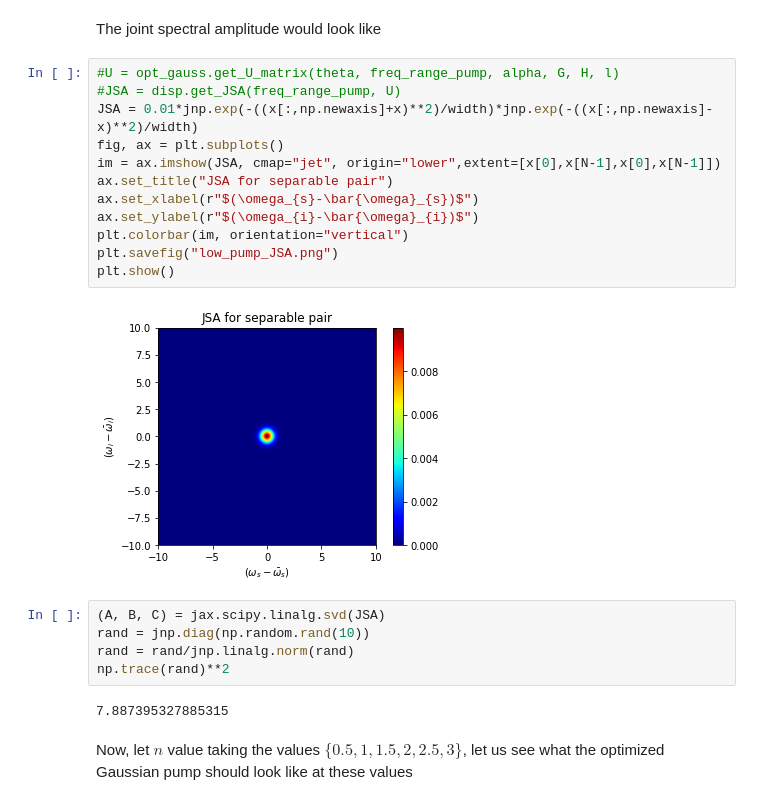
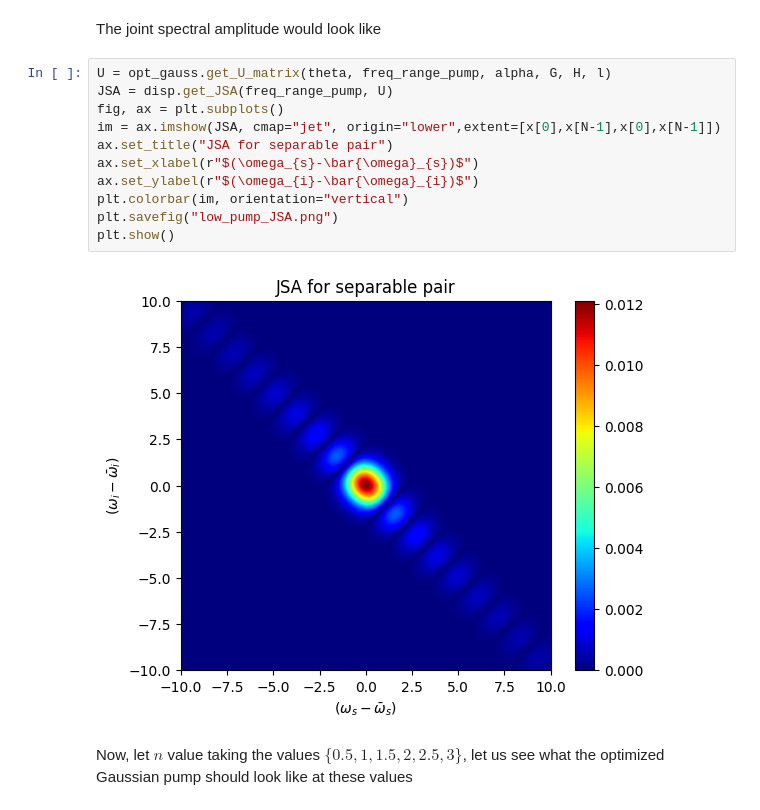
Before and after one commit to polyquantique/optimal_pumps, a Jupyter notebook: using_API.ipynb, the cells around one changed output. Cells and saved outputs as stored; diff of their text form.

Commit message:
added arbitrary and Gaussian pump plot

```diff
--- a/using_API.ipynb
+++ b/using_API.ipynb
@@ -269,26 +282,18 @@ plt.plot(np.abs(low_pump))
 # %% [markdown]
 The joint spectral amplitude would look like
 # %%
-#U = opt_gauss.get_U_matrix(theta, freq_range_pump, alpha, G, H, l)
-#JSA = disp.get_JSA(freq_range_pump, U)
-JSA = 0.01*jnp.exp(-((x[:,np.newaxis]+x)**2)/width)*jnp.exp(-((x[:,np.newaxis]-x)**2)/width)
+U = opt_gauss.get_U_matrix(theta, freq_range_pump, alpha, G, H, l)
+JSA = disp.get_JSA(freq_range_pump, U)
 fig, ax = plt.subplots()
 im = ax.imshow(JSA, cmap="jet", origin="lower",extent=[x[0],x[N-1],x[0],x[N-1]])
 ax.set_title("JSA for separable pair")
 ax.set_xlabel(r"$(\omega_{s}-\bar{\omega}_{s})$")
 ax.set_ylabel(r"$(\omega_{i}-\bar{\omega}_{i})$")
 plt.colorbar(im, orientation="vertical")
 plt.savefig("low_pump_JSA.png")
 plt.show()
 # %% [output]
-[figure, old version]
+[figure, new version]
-# %%
-(A, B, C) = jax.scipy.linalg.svd(JSA)
-rand = jnp.diag(np.random.rand(10))
-rand = rand/jnp.linalg.norm(rand)
-np.trace(rand)**2
-# %% [output]
-7.887395327885315
 # %% [markdown]
 Now, let $n$ value taking the values $\{0.5, 1, 1.5, 2, 2.5, 3\}$, let us see what the optimized Gaussian pump should look like at these values
 # %%
```
Also changed, not shown: parts of 6 cells of this notebook.
